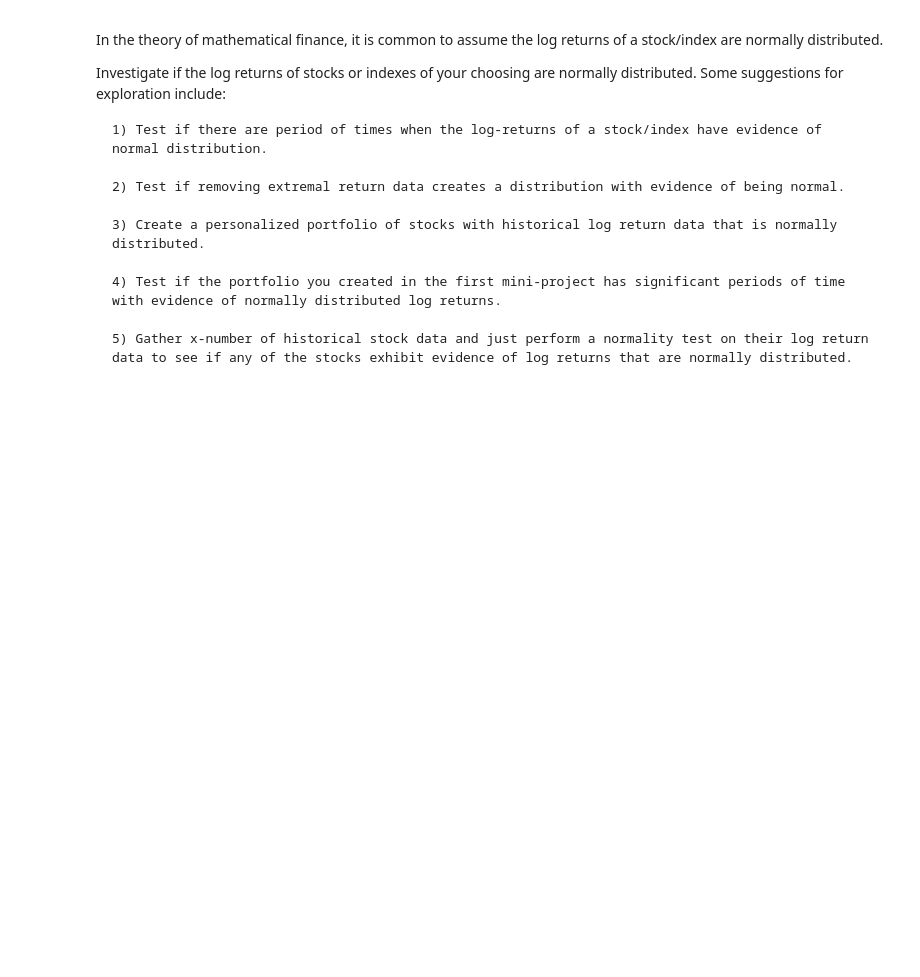
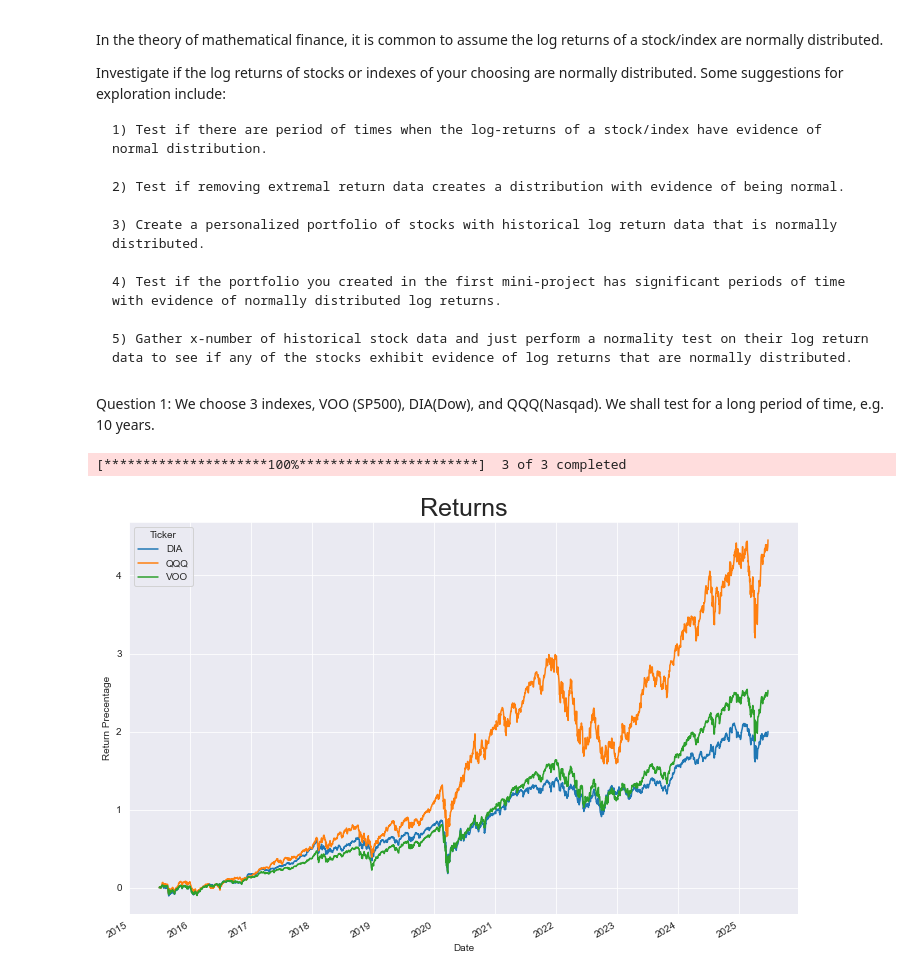
Before and after one commit to ytqing/Erdos-Institute-Quant-Finance-Mini-Projects, a Jupyter notebook: Mini Project 2.ipynb, the cells around one changed output. Cells and saved outputs as stored; diff of their text form; code cells hidden in the pictures; blank space fills up the shorter version.

```diff
--- a/Mini Project 2.ipynb
+++ b/Mini Project 2.ipynb
@@ -22,3 +22,41 @@ Investigate if the log returns of stocks or indexes of your choosing are normall
     4) Test if the portfolio you created in the first mini-project has significant periods of time with evidence of normally distributed log returns.
 
     5) Gather x-number of historical stock data and just perform a normality test on their log return data to see if any of the stocks exhibit evidence of log returns that are normally distributed.
+# %%
+#Package Import
+import numpy as np
+import pandas as pd
+import yfinance as yf
+import datetime as dt
+import matplotlib.pyplot as plt
+import seaborn as sns
+import scipy.stats as stats
+from scipy.stats import norm
+from scipy.optimize import minimize
+import datetime as dt
+sns.set_style('darkgrid')
+%run functions.py
+# %% [markdown]
+Question 1: We choose 3 indexes, VOO (SP500), DIA(Dow), and QQQ(Nasqad). We shall test for a long period of time, e.g. 10 years.
+# %%
+tickers = ['VOO', 'DIA', 'QQQ']
+
+start_date = dt.datetime.today()-dt.timedelta(days = 10*365)
+end_date = dt.datetime.today()
+
+stock = yf.download(tickers, start = start_date, end = end_date)
+
+#normalize the return first when plotting
+close = stock['Close']
+normalized_returns = close/close.iloc[0]-1 #Moves stock prices to a start of 0
+normalized_returns.columns = pd.MultiIndex.from_product([['Cumulative Return'], normalized_returns.columns])
+
+#Plot Cumlative Returns together
+stock = pd.concat([stock, normalized_returns], axis =1 )
+stock['Cumulative Return'].plot(figsize = (12,8))
+plt.title(f'Returns', size = 25)
+plt.ylabel('Return Precentage')
+plt.show()
+# %% [output]
+[*********************100%***********************]  3 of 3 completed
+[figure, added]
```
Also changed, not shown: parts of 22 cells of this notebook, 3 other files.
